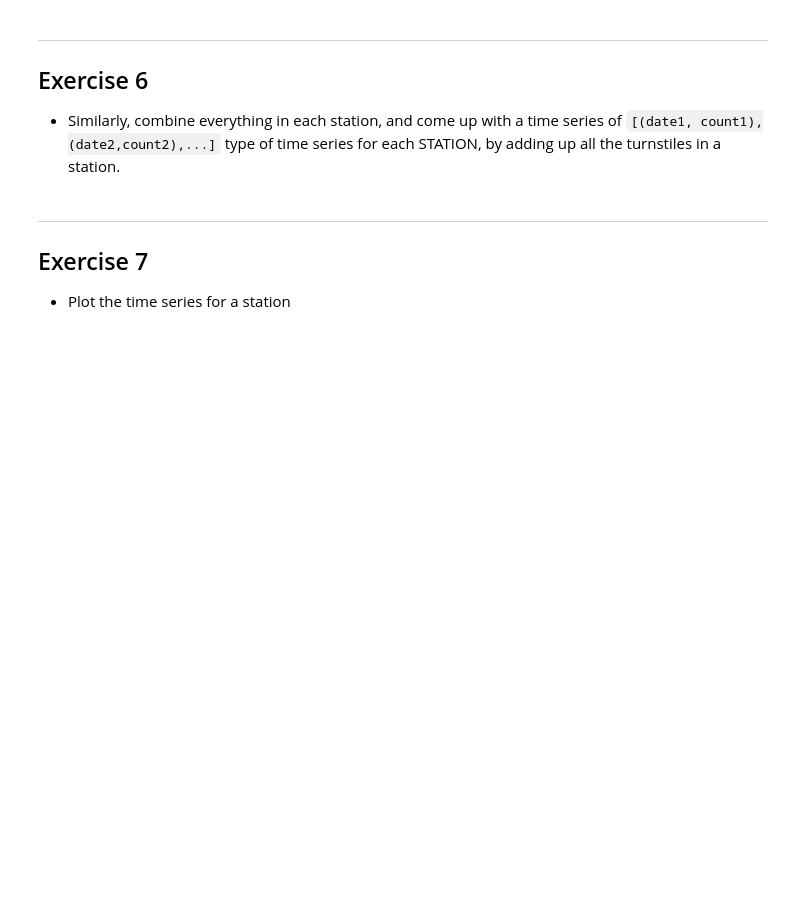
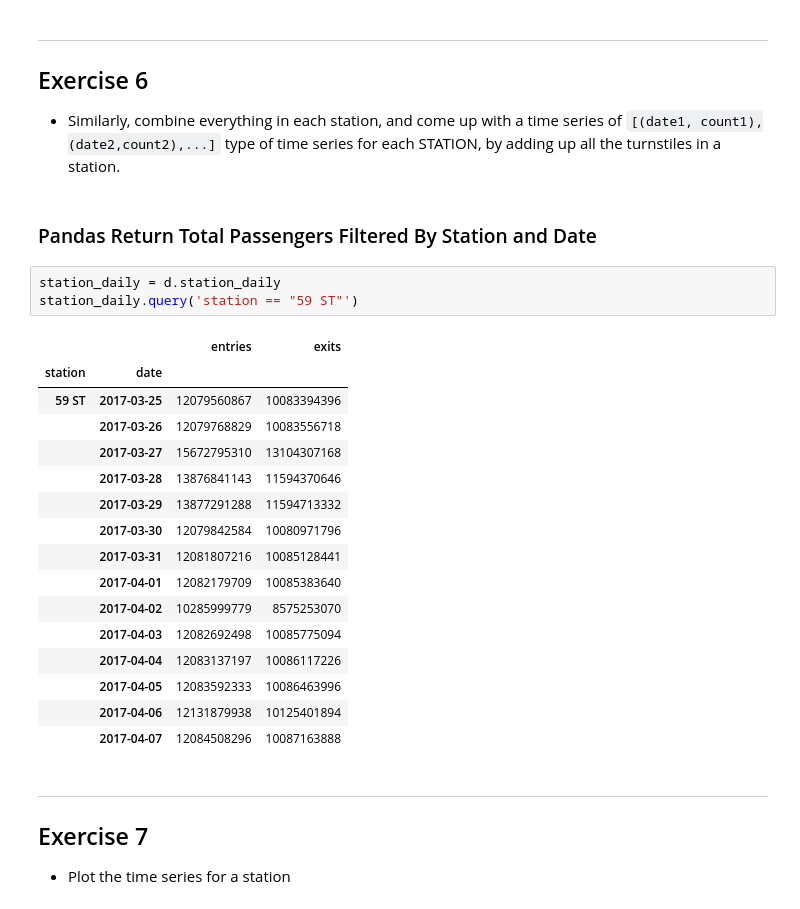
Before and after one commit to TimothyHelton/k2datascience, a Jupyter notebook: notebooks/EDA_MTA_Exercises.ipynb, the cells around one changed output. Cells and saved outputs as stored; diff of their text form; blank space fills up the shorter version.

```diff
--- a/notebooks/EDA_MTA_Exercises.ipynb
+++ b/notebooks/EDA_MTA_Exercises.ipynb
@@ -344,6 +383,28 @@ We want to combine the numbers together -- for each ControlArea/UNIT/STATION com
 ---
 ## Exercise 6
 - Similarly, combine everything in each station, and come up with a time series of `[(date1, count1),(date2,count2),...]` type of time series for each STATION, by adding up all the turnstiles in a station.
+# %% [markdown]
+### Pandas Return Total Passengers Filtered By Station and Date
+# %%
+station_daily = d.station_daily
+station_daily.query('station == "59 ST"')
+# %% [output]
+|  |  | entries | exits |
+| station | date |  |  |
+| 59 ST | 2017-03-25 | 12079560867 | 10083394396 |
+|  | 2017-03-26 | 12079768829 | 10083556718 |
+|  | 2017-03-27 | 15672795310 | 13104307168 |
+|  | 2017-03-28 | 13876841143 | 11594370646 |
+|  | 2017-03-29 | 13877291288 | 11594713332 |
+|  | 2017-03-30 | 12079842584 | 10080971796 |
+|  | 2017-03-31 | 12081807216 | 10085128441 |
+|  | 2017-04-01 | 12082179709 | 10085383640 |
+|  | 2017-04-02 | 10285999779 | 8575253070 |
+|  | 2017-04-03 | 12082692498 | 10085775094 |
+|  | 2017-04-04 | 12083137197 | 10086117226 |
+|  | 2017-04-05 | 12083592333 | 10086463996 |
+|  | 2017-04-06 | 12131879938 | 10125401894 |
+|  | 2017-04-07 | 12084508296 | 10087163888 |
 # %% [markdown]
 ---
 ## Exercise 7
```
Also changed, not shown: parts of 8 cells of this notebook, 1 other file.
